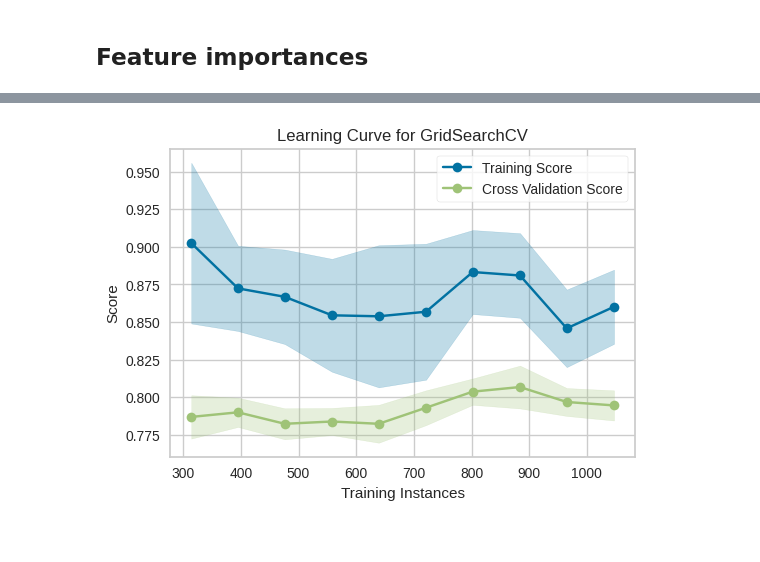
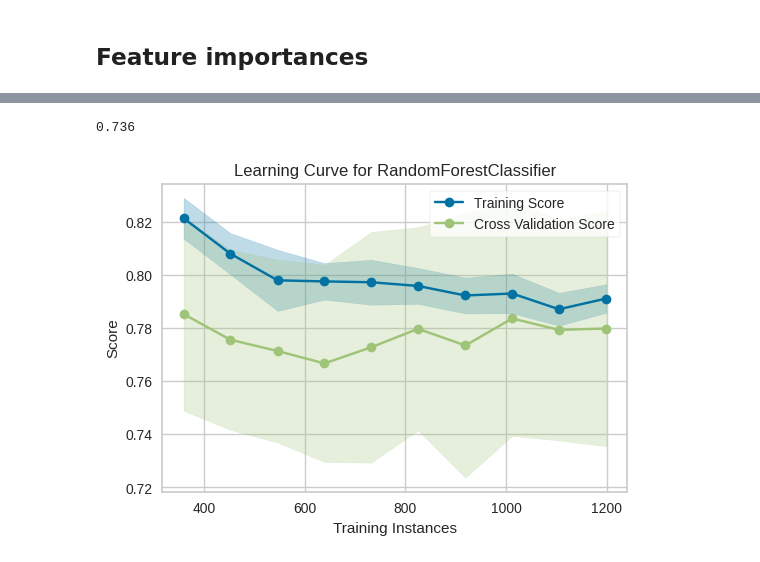
Before and after one commit to nortonvanz/ML_Pocket_Reference, a Jupyter notebook: notebooks/Titanic.ipynb, the cells around one changed output, grey strips where cells are left out. Saved outputs shown, nothing was run; the diff lists cells and outputs as text; code cells hidden in the pictures.

```diff
--- a/notebooks/Titanic.ipynb
+++ b/notebooks/Titanic.ipynb
@@ -859,11 +850,11 @@ round(metrics.f1_score( y_test, y_hat ),3)
 # %%
-#O autor exemplivida com o Grid Search CV. Ele funciona bem para datasets pequenos, como este.
+#O autor exemplifica com o Grid Search CV. Ele funciona bem para datasets pequenos, como este.
 rfh = RandomForestClassifier()
 params = {
-    "n_estimators": [80, 300],
+    "n_estimators": [150],
    # "min_samples_leaf": [2, 5],
-   # 'max_leaf_nodes': [20, 40, 60],
-    'max_depth': [3, 5, 8], #já controla o crescimento da árvore
+    'max_leaf_nodes': [20, 40],
+    'max_depth': [3], #já controla o crescimento da árvore
     "random_state": [42]
 }
 
@@ -934,0 +937,9 @@ cm_viz.poof();
+# %%
+#usando o modelo rf_balanced, balanceado e com max_depth
+fig, ax = plt.subplots(figsize=(6, 4))
+
+cv = StratifiedKFold(12)
+sizes = np.linspace(0.3, 1.0, 10)
+lc_viz = LearningCurve(rf_balanced, cv=cv, train_sizes=sizes, scoring="f1_weighted", n_jobs=-1, ax=ax)
+lc_viz.fit(X_train, y_train)
+lc_viz.poof();
@@ -934,0 +962,9 @@ cm_viz.poof();
+# %%
+#usando o modelo rf (não balanceado, e sem max_depth=3, overfitando bastante)
+fig, ax = plt.subplots(figsize=(6, 4))
+
+cv = StratifiedKFold(12)
+sizes = np.linspace(0.3, 1.0, 10)
+lc_viz = LearningCurve(rf, cv=cv, train_sizes=sizes, scoring="f1_weighted", n_jobs=-1, ax=ax)
+lc_viz.fit(X, y)
+lc_viz.poof();
@@ -935,10 +977,22 @@ cm_viz.poof();
+# %%
+#treinar um novo classifier balanceado, reduzindo ainda mais o overfitting: aumentar o número de árvores (estimators), e setar um max_depth menor ainda
+rf_balanced2 = RandomForestClassifier(n_estimators=300, class_weight='balanced', random_state=42, max_depth=2)
+rf_balanced2.fit(X_train, y_train)
+
+#F1
+y_hat = rf_balanced2.predict(X_test)
+round(metrics.f1_score( y_test, y_hat ),3)
+# %% [output]
+0.736
 # %%
+#max_depth = 2
+#plotar novamente o gráfico
 fig, ax = plt.subplots(figsize=(6, 4))
 
 cv = StratifiedKFold(12)
 sizes = np.linspace(0.3, 1.0, 10)
-lc_viz = LearningCurve(rfcv, cv=cv, train_sizes=sizes, scoring="f1_weighted", n_jobs=-1, ax=ax)
+lc_viz = LearningCurve(rf_balanced2, cv=cv, train_sizes=sizes, scoring="f1_weighted", n_jobs=-1, ax=ax)
 lc_viz.fit(X, y)
 lc_viz.poof();
 # %% [output]
-[figure, old version]
+[figure, new version]
```
Also changed, not shown: parts of 67 cells of this notebook.
